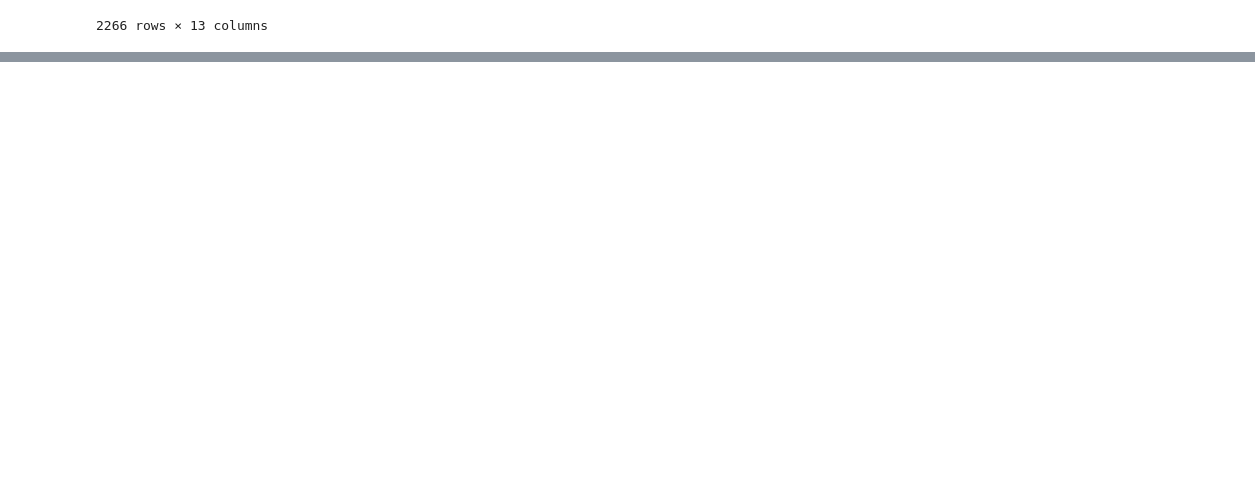
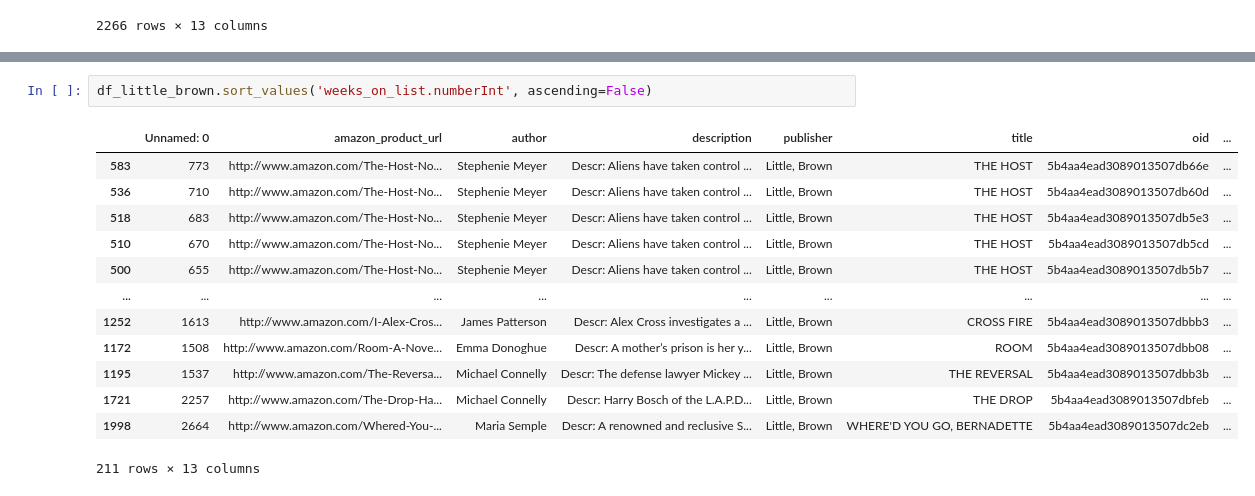
Before and after one commit to galileoguzman/bedu-data-04, a Jupyter notebook: data_analysis_nyt_bestsellers (Sorting).ipynb, the cells around one changed output, grey strips where cells are left out. Drawn from its saved outputs; the diff is of its cells as text; blank space fills up the shorter version.

```diff
--- a/data_analysis_nyt_bestsellers (Sorting).ipynb
+++ b/data_analysis_nyt_bestsellers (Sorting).ipynb
@@ -35,0 +85,16 @@ df['published_date.numberLong'] = pd.to_datetime(df['published_date.numberLong']
+# %%
+df_little_brown.sort_values('weeks_on_list.numberInt', ascending=False)
+# %% [output]
+|  | Unnamed: 0 | amazon_product_url | author | description | publisher | title | oid | ... |
+| 583 | 773 | http://www.amazon.com/The-Host-No... | Stephenie Meyer | Descr: Aliens have taken control ... | Little, Brown | THE HOST | 5b4aa4ead3089013507db66e | ... |
+| 536 | 710 | http://www.amazon.com/The-Host-No... | Stephenie Meyer | Descr: Aliens have taken control ... | Little, Brown | THE HOST | 5b4aa4ead3089013507db60d | ... |
+| 518 | 683 | http://www.amazon.com/The-Host-No... | Stephenie Meyer | Descr: Aliens have taken control ... | Little, Brown | THE HOST | 5b4aa4ead3089013507db5e3 | ... |
+| 510 | 670 | http://www.amazon.com/The-Host-No... | Stephenie Meyer | Descr: Aliens have taken control ... | Little, Brown | THE HOST | 5b4aa4ead3089013507db5cd | ... |
+| 500 | 655 | http://www.amazon.com/The-Host-No... | Stephenie Meyer | Descr: Aliens have taken control ... | Little, Brown | THE HOST | 5b4aa4ead3089013507db5b7 | ... |
+| ... | ... | ... | ... | ... | ... | ... | ... | ... |
+| 1252 | 1613 | http://www.amazon.com/I-Alex-Cros... | James Patterson | Descr: Alex Cross investigates a ... | Little, Brown | CROSS FIRE | 5b4aa4ead3089013507dbbb3 | ... |
+| 1172 | 1508 | http://www.amazon.com/Room-A-Nove... | Emma Donoghue | Descr: A mother’s prison is her y... | Little, Brown | ROOM | 5b4aa4ead3089013507dbb08 | ... |
+| 1195 | 1537 | http://www.amazon.com/The-Reversa... | Michael Connelly | Descr: The defense lawyer Mickey ... | Little, Brown | THE REVERSAL | 5b4aa4ead3089013507dbb3b | ... |
+| 1721 | 2257 | http://www.amazon.com/The-Drop-Ha... | Michael Connelly | Descr: Harry Bosch of the L.A.P.D... | Little, Brown | THE DROP | 5b4aa4ead3089013507dbfeb | ... |
+| 1998 | 2664 | http://www.amazon.com/Whered-You-... | Maria Semple | Descr: A renowned and reclusive S... | Little, Brown | WHERE'D YOU GO, BERNADETTE | 5b4aa4ead3089013507dc2eb | ... |
+211 rows × 13 columns
```
Also changed, not shown: parts of 5 cells of this notebook, 2 other files.
